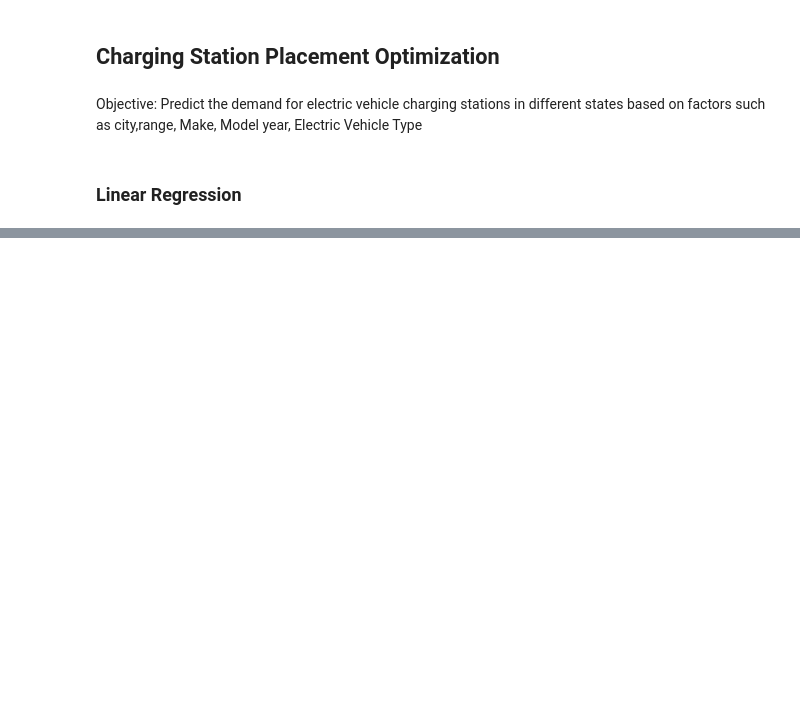
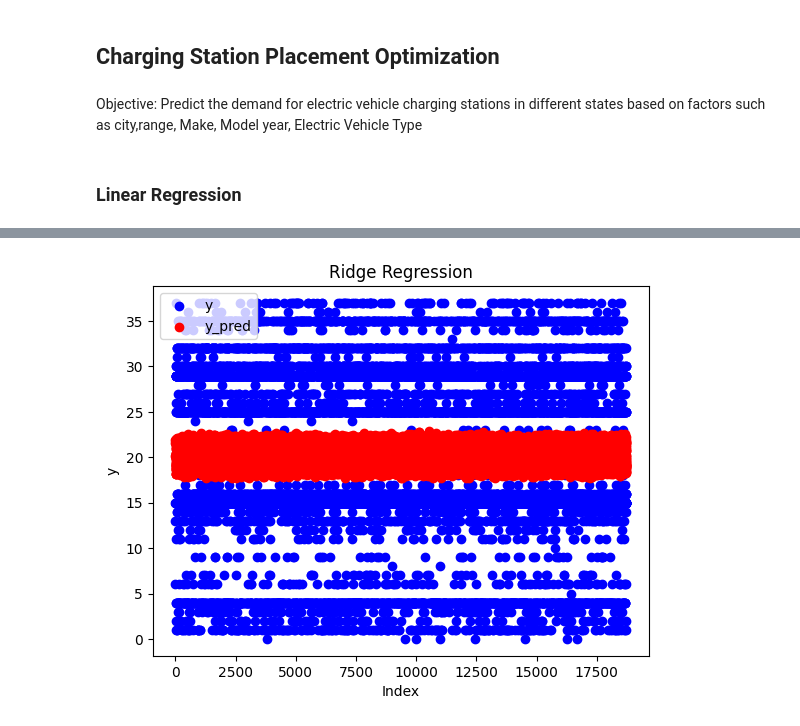
Before and after one commit to moralessP/USA-Electric-Car-Trends, a Jupyter notebook: Project_US_EV_Populationv3.ipynb, the cells around one changed output, grey strips where cells are left out. Cells and saved outputs as stored; diff of their text form; code cells hidden in the pictures; blank space fills up the shorter version.

```diff
--- a/Project_US_EV_Populationv3.ipynb
+++ b/Project_US_EV_Populationv3.ipynb
@@ -792,0 +811,10 @@ Mean Squared Error: 65.0534119639599
+# %%
+plt.scatter(range(len(y_test)), y_test, color='blue', label='y')
+plt.scatter(range(len(y_pred_ridge)), y_pred, color='red', label='y_pred')
+plt.xlabel("Index")
+plt.ylabel("y")
+plt.title("Ridge Regression")
+plt.legend()
+plt.show()
+# %% [output]
+[figure, added]
```
Also changed, not shown: parts of 19 cells of this notebook.
